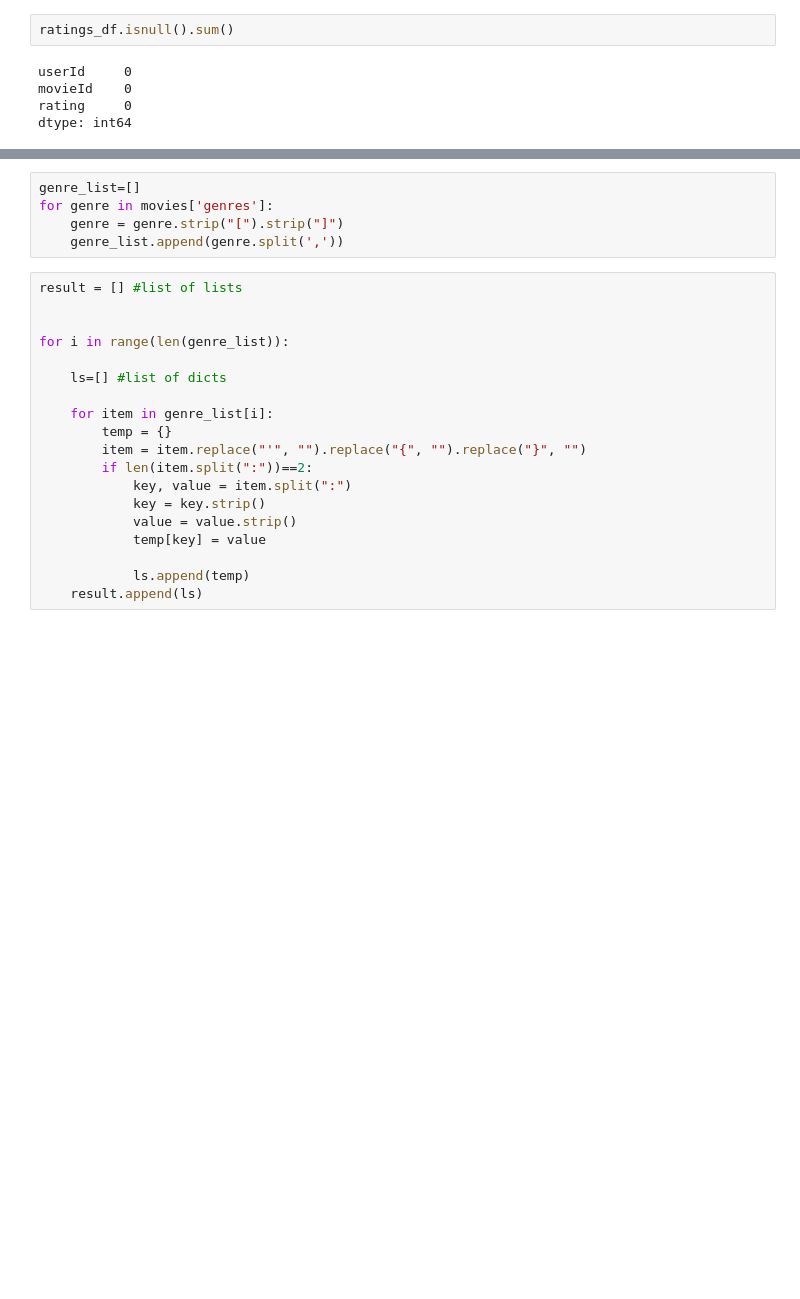
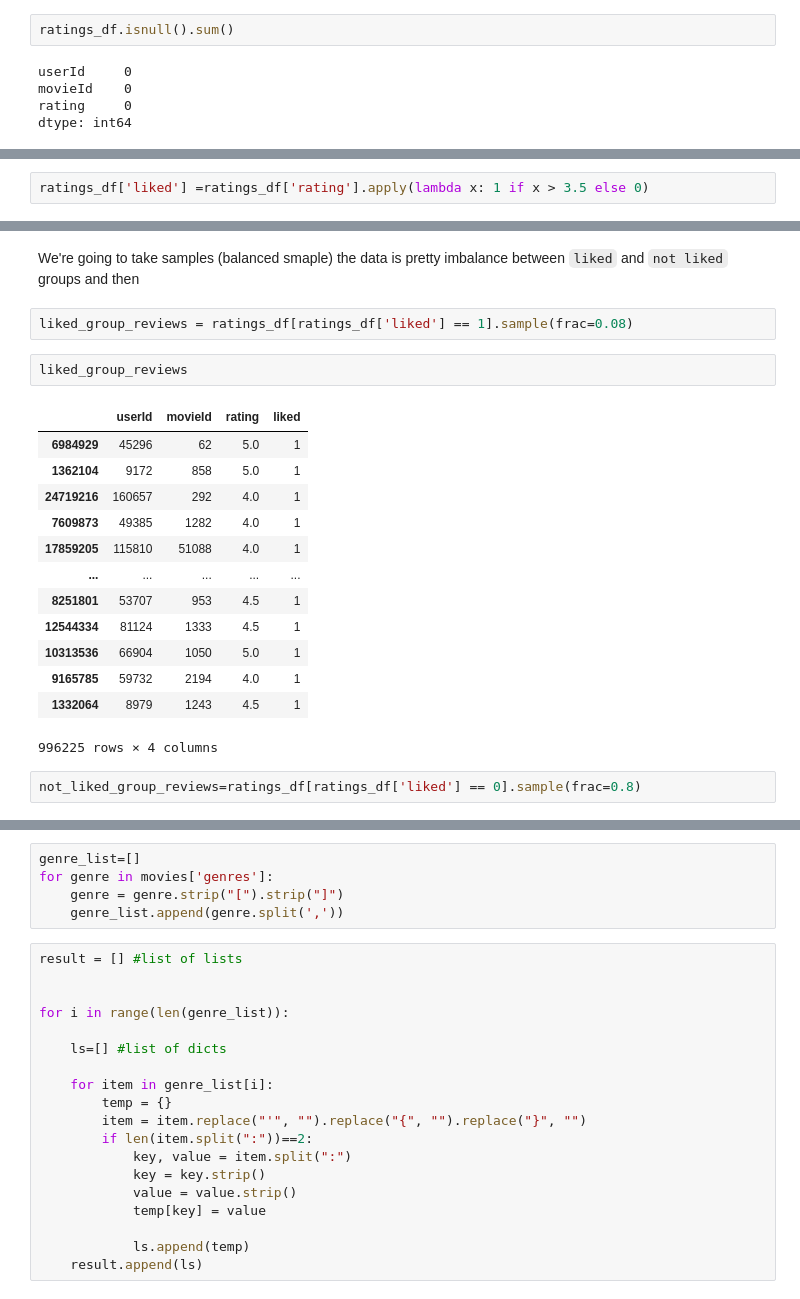
Before and after one commit to yaskarimi/movie-recommendation, a Jupyter notebook: data-cleaning-wrangling-sampling.ipynb, the cells around one changed output, grey strips where cells are left out. Cells and saved outputs as stored; diff of their text form; blank space fills up the shorter version.

```diff
--- a/data-cleaning-wrangling-sampling.ipynb
+++ b/data-cleaning-wrangling-sampling.ipynb
@@ -254,0 +252,2 @@ Name: rating, Length: 45115, dtype: float64
+# %%
+ratings_df['liked'] =ratings_df['rating'].apply(lambda x: 1 if x > 3.5 else 0)
@@ -254,0 +270,22 @@ Name: rating, Length: 45115, dtype: float64
+# %% [markdown]
+We're going to take samples (balanced smaple) the data is pretty imbalance between `liked` and `not liked` groups and then
+# %%
+liked_group_reviews = ratings_df[ratings_df['liked'] == 1].sample(frac=0.08)
+# %%
+liked_group_reviews
+# %% [output]
+|  | userId | movieId | rating | liked |
+| 6984929 | 45296 | 62 | 5.0 | 1 |
+| 1362104 | 9172 | 858 | 5.0 | 1 |
+| 24719216 | 160657 | 292 | 4.0 | 1 |
+| 7609873 | 49385 | 1282 | 4.0 | 1 |
+| 17859205 | 115810 | 51088 | 4.0 | 1 |
+| ... | ... | ... | ... | ... |
+| 8251801 | 53707 | 953 | 4.5 | 1 |
+| 12544334 | 81124 | 1333 | 4.5 | 1 |
+| 10313536 | 66904 | 1050 | 5.0 | 1 |
+| 9165785 | 59732 | 2194 | 4.0 | 1 |
+| 1332064 | 8979 | 1243 | 4.5 | 1 |
+996225 rows × 4 columns
+# %%
+not_liked_group_reviews=ratings_df[ratings_df['liked'] == 0].sample(frac=0.8)
```
Also changed, not shown: parts of 74 cells of this notebook.
